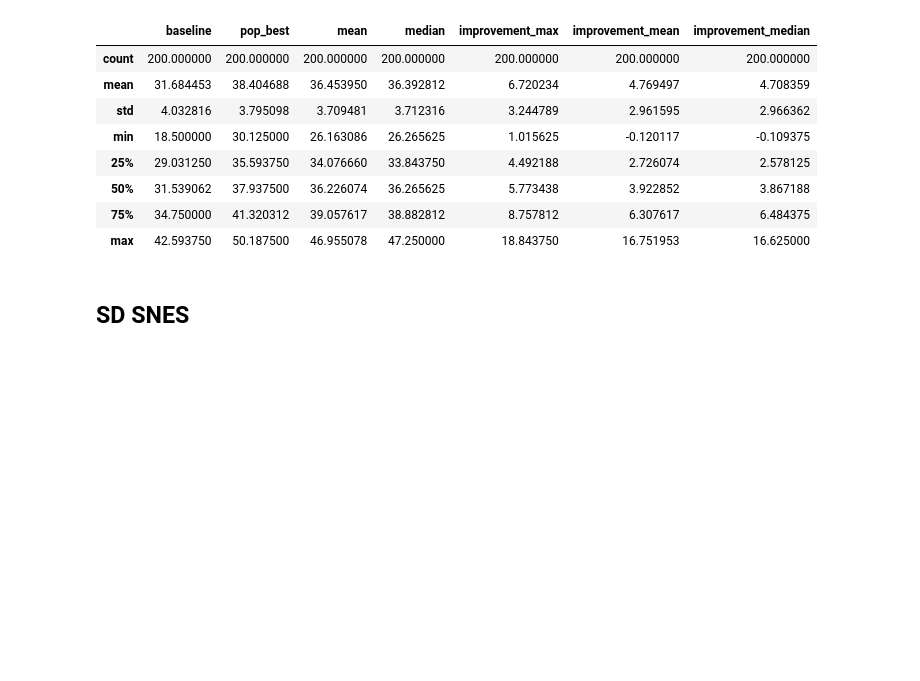
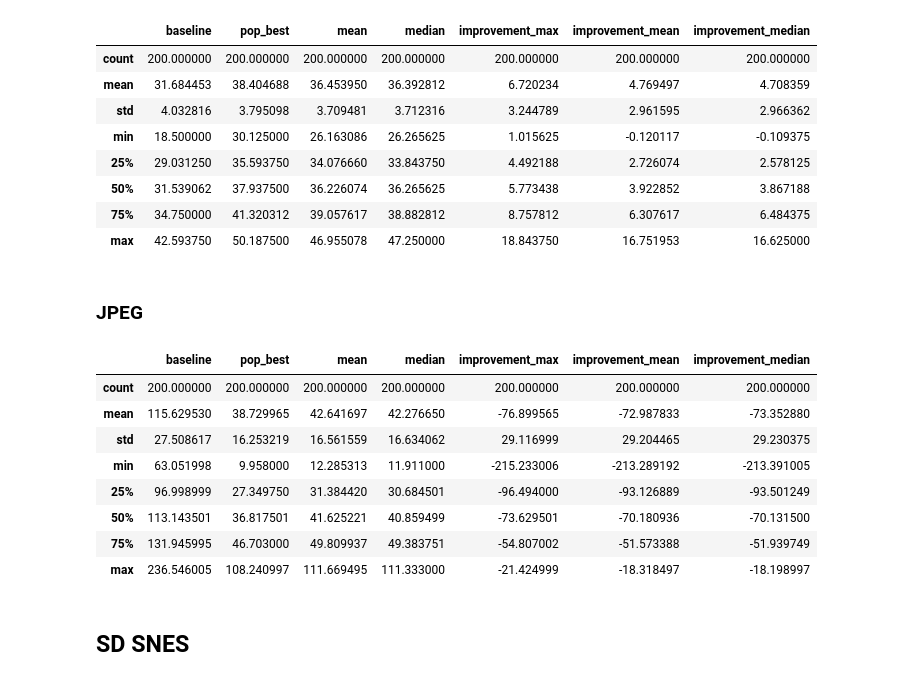
Before and after one commit to pjjajal/diffusion-trajectory, a Jupyter notebook: analysis.ipynb, the cells around one changed output. Drawn from its saved outputs; the diff is of its cells as text; code cells hidden in the pictures; blank space fills up the shorter version.

```diff
--- a/analysis.ipynb
+++ b/analysis.ipynb
@@ -395,6 +395,21 @@ compute_deltas(data, up_to_step=15).describe()
 | 50% | 31.539062 | 37.937500 | 36.226074 | 36.265625 | 5.773438 | 3.922852 | 3.867188 |
 | 75% | 34.750000 | 41.320312 | 39.057617 | 38.882812 | 8.757812 | 6.307617 | 6.484375 |
 | max | 42.593750 | 50.187500 | 46.955078 | 47.250000 | 18.843750 | 16.751953 | 16.625000 |
+# %% [markdown]
+### JPEG
+# %%
+data = get_wandb_logs(api, "pjajal/inference-diffusion-noise-optim/xcva28u6")
+compute_deltas(data, up_to_step=15, max_or_min="min").describe()
+# %% [output]
+|  | baseline | pop_best | mean | median | improvement_max | improvement_mean | improvement_median |
+| count | 200.000000 | 200.000000 | 200.000000 | 200.000000 | 200.000000 | 200.000000 | 200.000000 |
+| mean | 115.629530 | 38.729965 | 42.641697 | 42.276650 | -76.899565 | -72.987833 | -73.352880 |
+| std | 27.508617 | 16.253219 | 16.561559 | 16.634062 | 29.116999 | 29.204465 | 29.230375 |
+| min | 63.051998 | 9.958000 | 12.285313 | 11.911000 | -215.233006 | -213.289192 | -213.391005 |
+| 25% | 96.998999 | 27.349750 | 31.384420 | 30.684501 | -96.494000 | -93.126889 | -93.501249 |
+| 50% | 113.143501 | 36.817501 | 41.625221 | 40.859499 | -73.629501 | -70.180936 | -70.131500 |
+| 75% | 131.945995 | 46.703000 | 49.809937 | 49.383751 | -54.807002 | -51.573388 | -51.939749 |
+| max | 236.546005 | 108.240997 | 111.669495 | 111.333000 | -21.424999 | -18.318497 | -18.198997 |
 # %% [markdown]
 ## SD SNES
 # %% [markdown]
```
Also changed, not shown: parts of 43 cells of this notebook.
